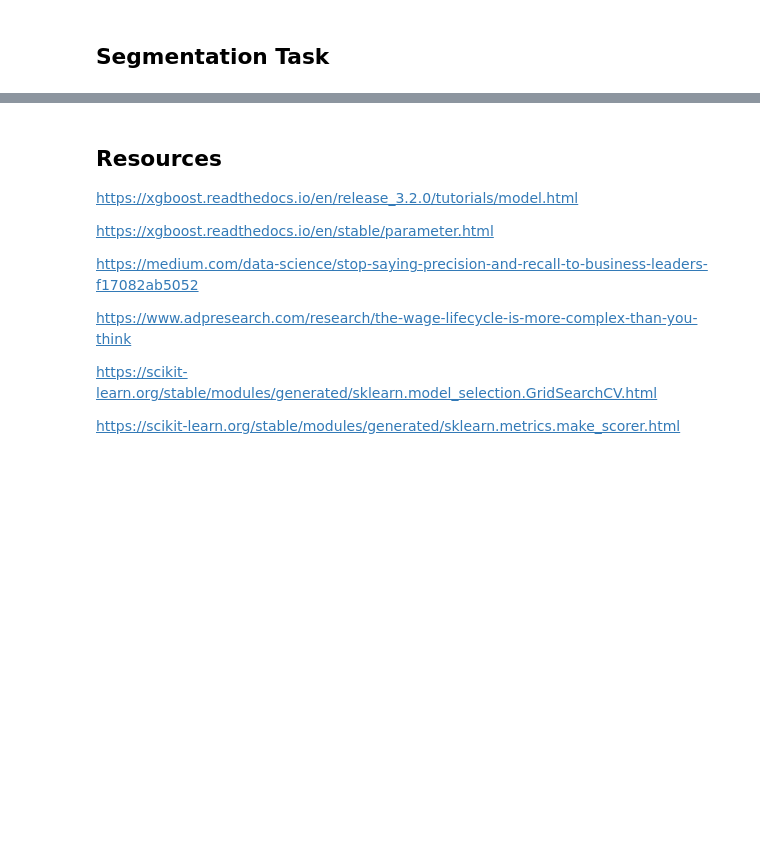
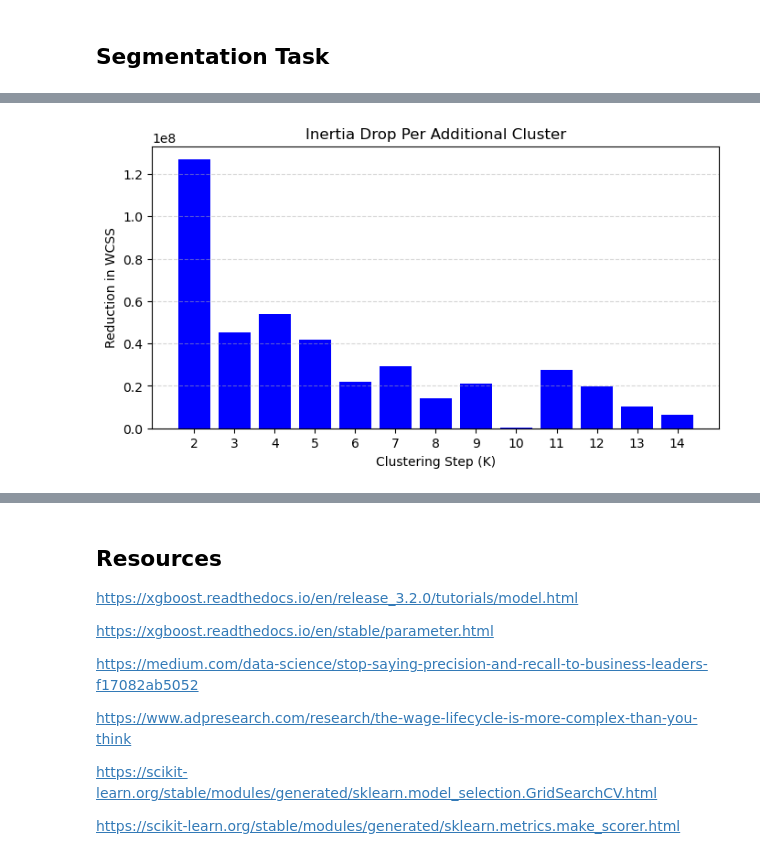
Before and after one commit to dorybphp/MarketingMLProject, a Jupyter notebook: DataObservationAndPlanning.ipynb, the cells around one changed output, grey strips where cells are left out. Saved outputs shown, nothing was run; the diff lists cells and outputs as text; code cells hidden in the pictures; blank space fills up the shorter version.

```diff
--- a/DataObservationAndPlanning.ipynb
+++ b/DataObservationAndPlanning.ipynb
@@ -325,0 +406,13 @@ numeric_features = [
+# %%
+# inertia delta
+inertia_drops = np.diff(inertia_scores)
+plt.figure(figsize=(8, 4))
+plt.bar(range(2, 15), -inertia_drops, color='blue')
+plt.title('Inertia Drop Per Additional Cluster')
+plt.xlabel('Clustering Step (K)')
+plt.ylabel('Reduction in WCSS')
+plt.xticks(range(2, 15))
+plt.grid(axis='y', linestyle='--', alpha=0.5)
+plt.show()
+# %% [output]
+[figure, added]
```
Also changed, not shown: parts of 7 cells of this notebook.
